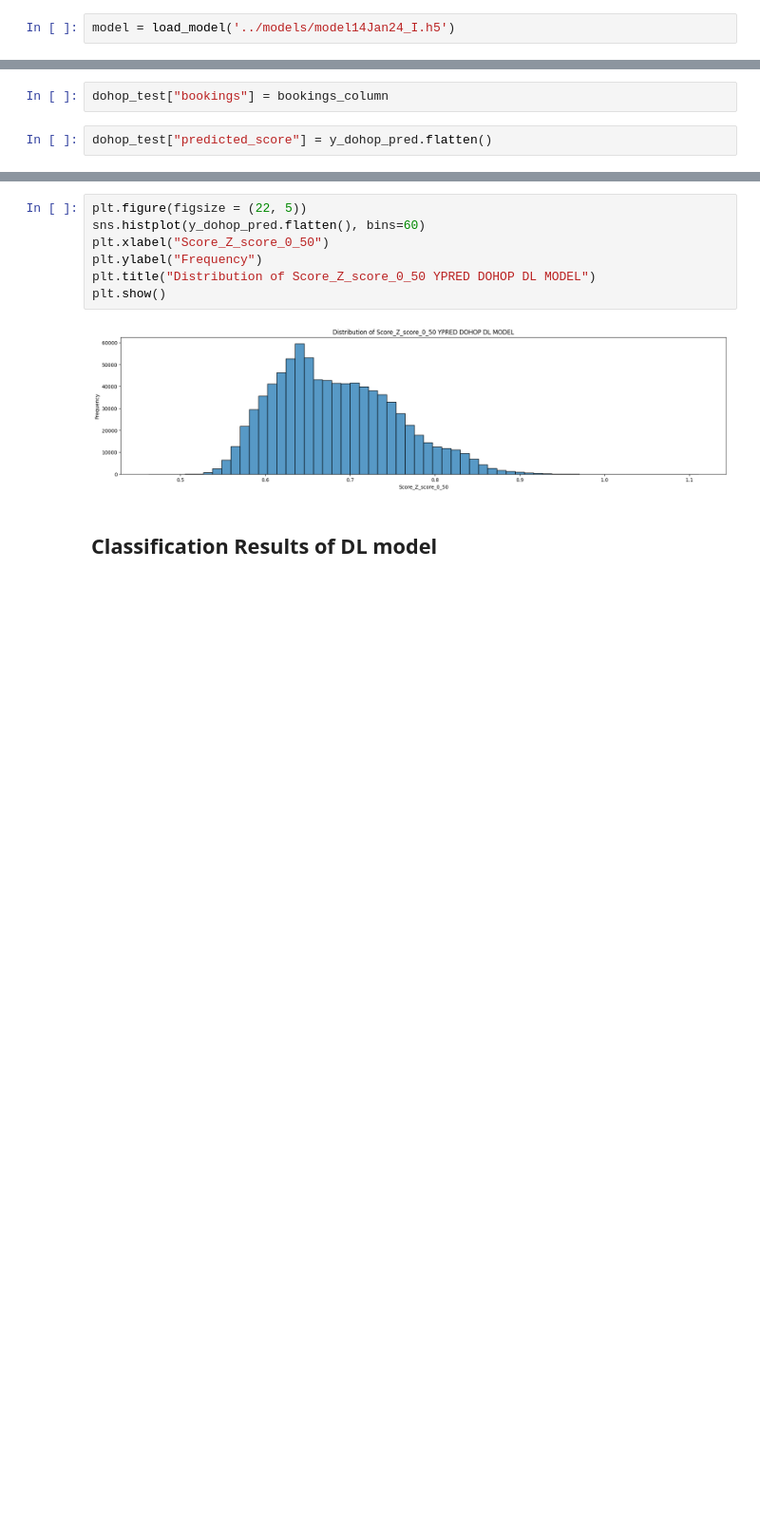
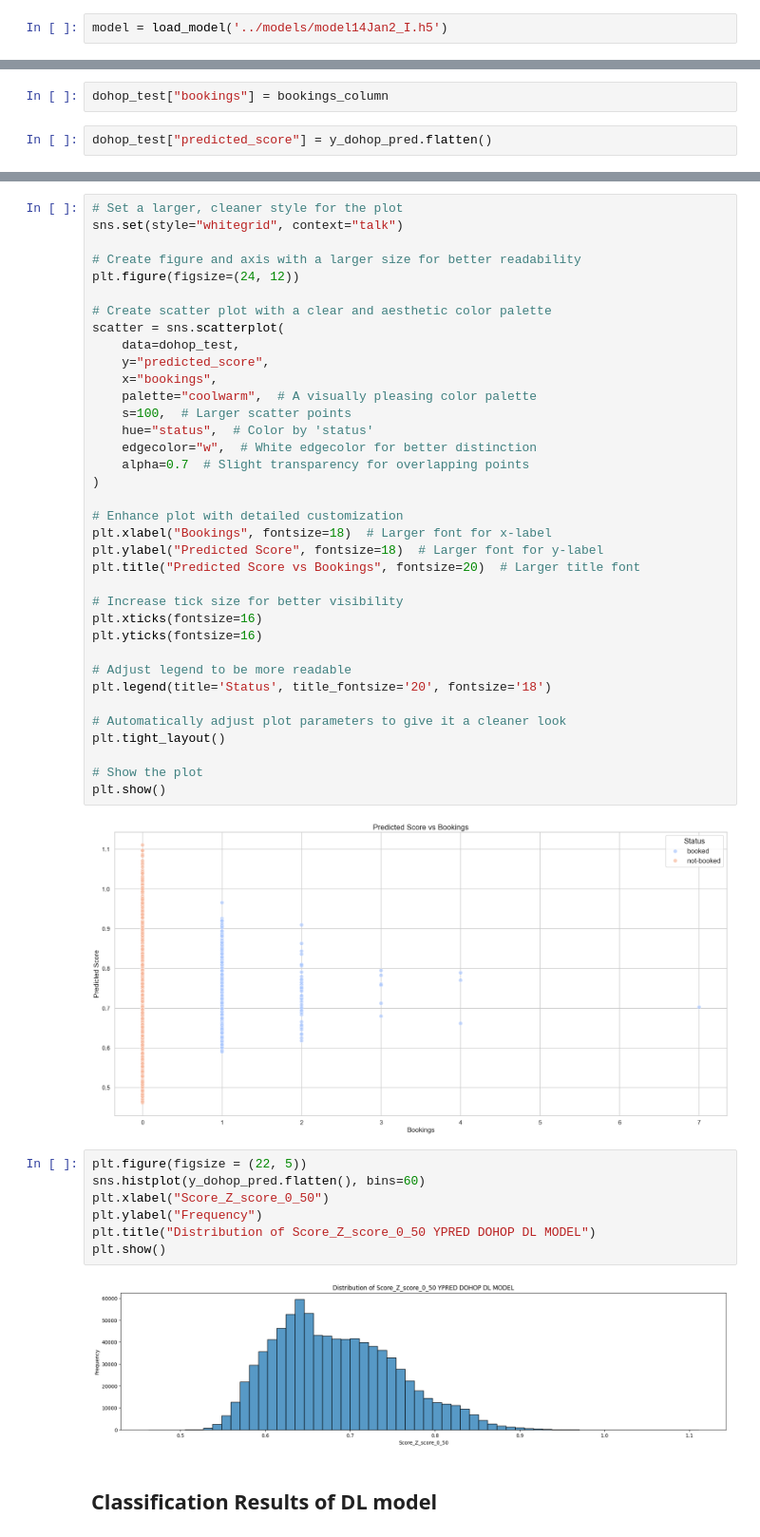
Before and after one commit to LaGenace/OptiFlyAi, a Jupyter notebook: Notebooks/AD_clean_notebook.ipynb, the cells around one changed output, grey strips where cells are left out. Shown: that part at 95% size. Saved outputs shown, nothing was run; the diff lists cells and outputs as text; blank space fills up the shorter version.

Commit message:
added beautiful plots of results for the explanation and also compaared predicted score vs actual score

```diff
--- a/Notebooks/AD_clean_notebook.ipynb
+++ b/Notebooks/AD_clean_notebook.ipynb
@@ -171,7 +142,7 @@ Epoch 3: early stopping
 # %%
 # model.save('model14Jan2_I.h5')
 # %%
-model = load_model('../models/model14Jan24_I.h5')
+model = load_model('../models/model14Jan2_I.h5')
 # %% [markdown]
 ## DOHOP TEST SET
 # %%
@@ -343,3 +311,41 @@ No artists with labels found to put in legend.  Note that artists whose label st
+# %%
+# Set a larger, cleaner style for the plot
+sns.set(style="whitegrid", context="talk")
+
+# Create figure and axis with a larger size for better readability
+plt.figure(figsize=(24, 12))
+
+# Create scatter plot with a clear and aesthetic color palette
+scatter = sns.scatterplot(
+    data=dohop_test,
+    y="predicted_score",
+    x="bookings",
+    palette="coolwarm",  # A visually pleasing color palette
+    s=100,  # Larger scatter points
+    hue="status",  # Color by 'status'
+    edgecolor="w",  # White edgecolor for better distinction
+    alpha=0.7  # Slight transparency for overlapping points
+)
+
+# Enhance plot with detailed customization
+plt.xlabel("Bookings", fontsize=18)  # Larger font for x-label
+plt.ylabel("Predicted Score", fontsize=18)  # Larger font for y-label
+plt.title("Predicted Score vs Bookings", fontsize=20)  # Larger title font
+
+# Increase tick size for better visibility
+plt.xticks(fontsize=16)
+plt.yticks(fontsize=16)
+
+# Adjust legend to be more readable
+plt.legend(title='Status', title_fontsize='20', fontsize='18')
+
+# Automatically adjust plot parameters to give it a cleaner look
+plt.tight_layout()
+
+# Show the plot
+plt.show()
+# %% [output]
+[figure, added]
 # %%
 plt.figure(figsize = (22, 5))
 sns.histplot(y_dohop_pred.flatten(), bins=60)
```
Also changed, not shown: parts of 13 cells of this notebook.
